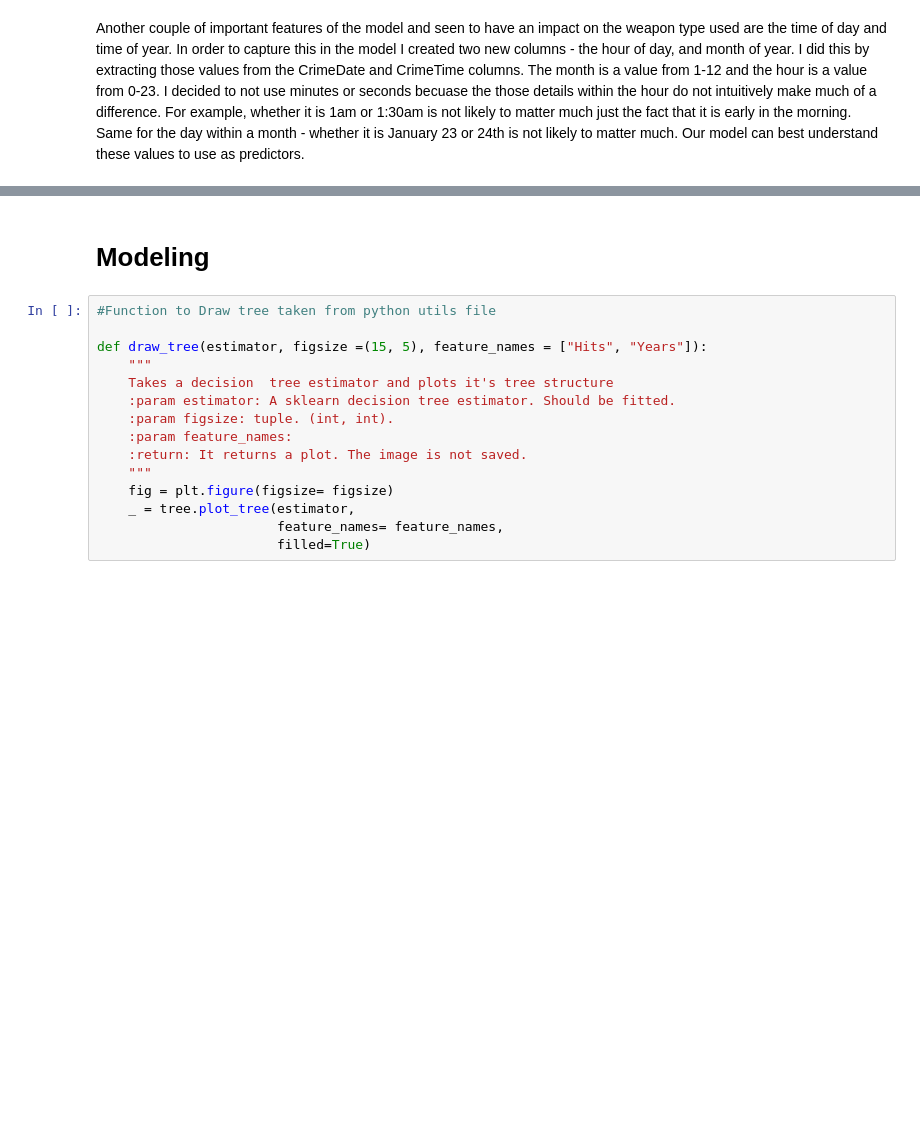
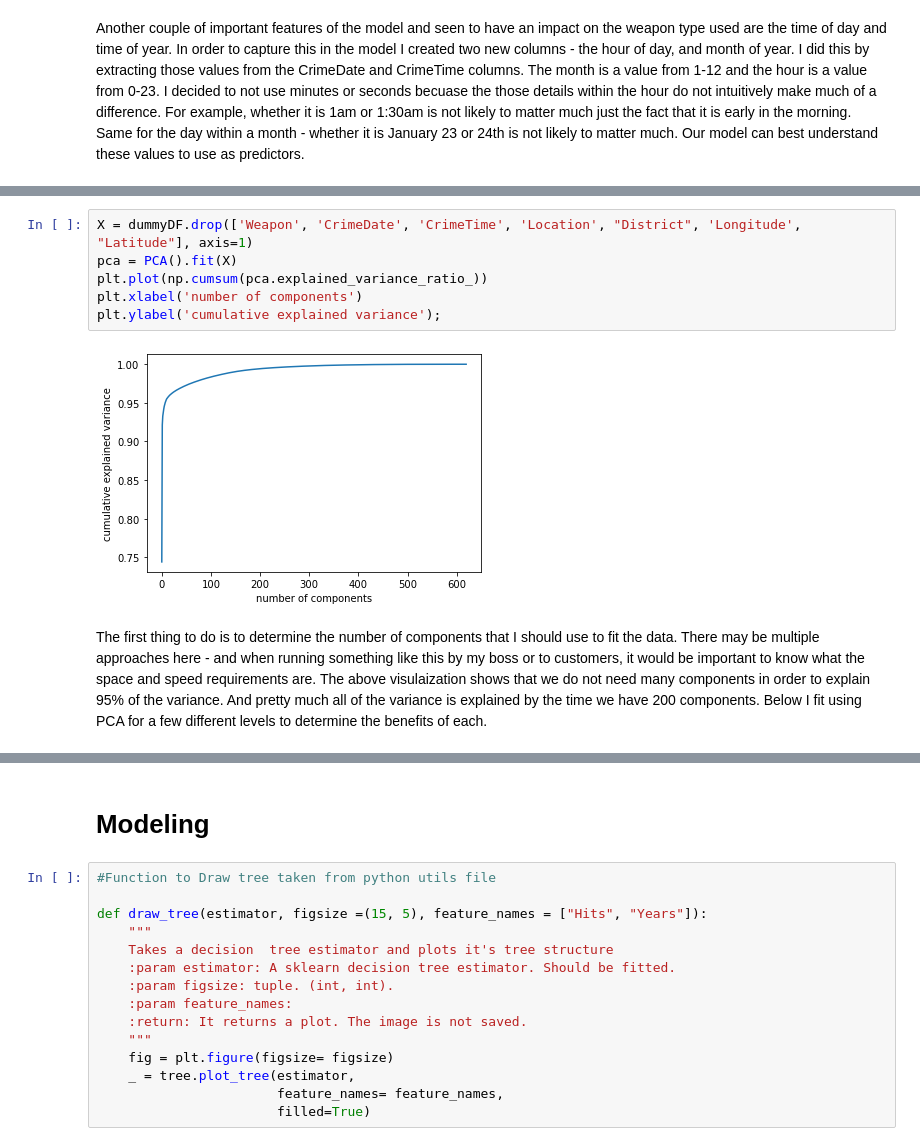
Before and after one commit to zvance1/help-our-officers, a Jupyter notebook: notebooks/technical_report.ipynb, the cells around one changed output, grey strips where cells are left out. Drawn from its saved outputs; the diff is of its cells as text; blank space fills up the shorter version.

```diff
--- a/notebooks/technical_report.ipynb
+++ b/notebooks/technical_report.ipynb
@@ -358,0 +390,10 @@ Another couple of important features of the model and seen to have an impact on
+# %%
+X = dummyDF.drop(['Weapon', 'CrimeDate', 'CrimeTime', 'Location', "District", 'Longitude', "Latitude"], axis=1)
+pca = PCA().fit(X)
+plt.plot(np.cumsum(pca.explained_variance_ratio_))
+plt.xlabel('number of components')
+plt.ylabel('cumulative explained variance');
+# %% [output]
+[figure, added]
+# %% [markdown]
+The first thing to do is to determine the number of components that I should use to fit the data.  There may be multiple approaches here - and when running something like this by my boss or to customers, it would be important to know what the space and speed requirements are.  The above visulaization shows that we do not need many components in order to explain 95% of the variance.  And pretty much all of the variance is explained by the time we have 200 components.  Below I fit using PCA for a few different levels to determine the benefits of each.
```
Also changed, not shown: parts of 59 cells of this notebook, 1 other file.
